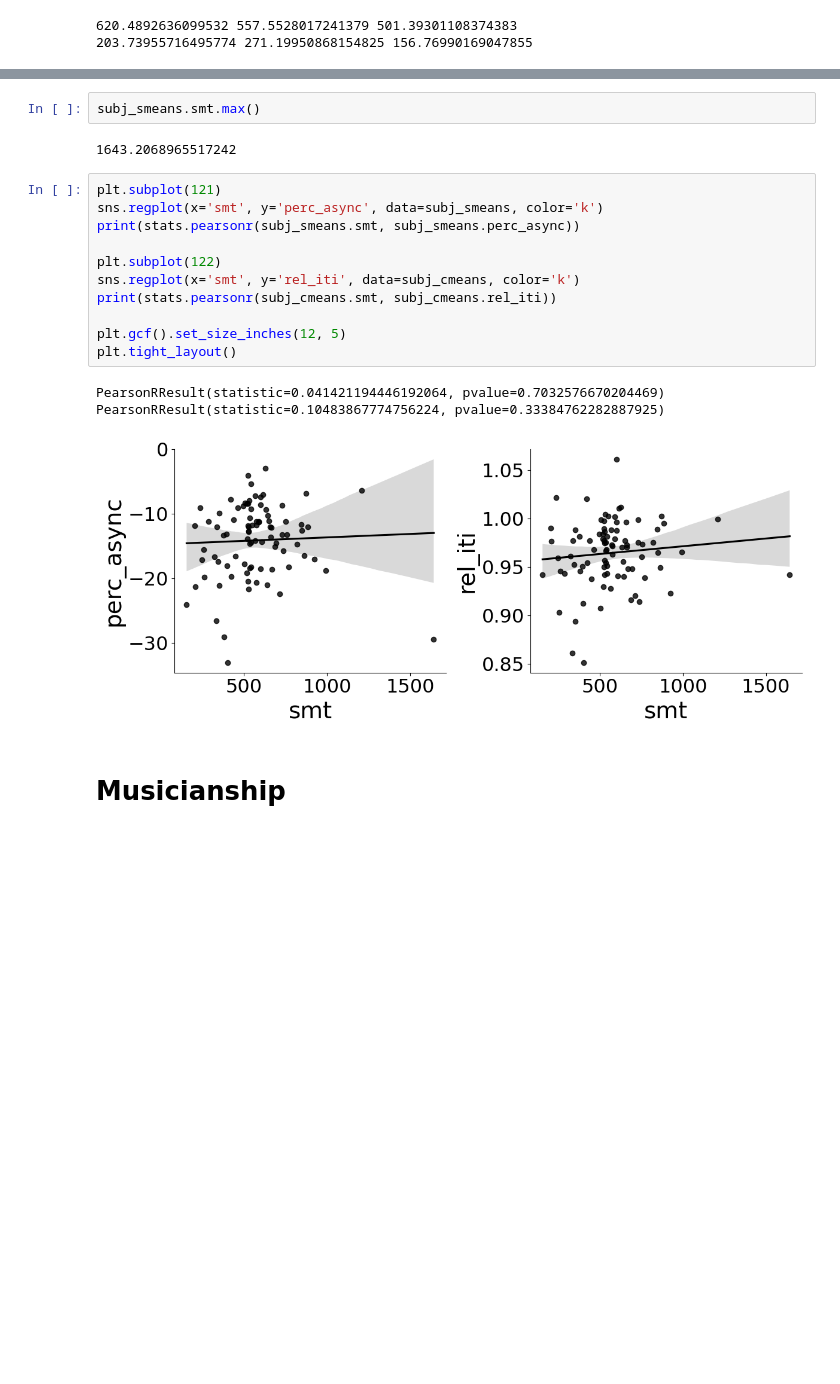
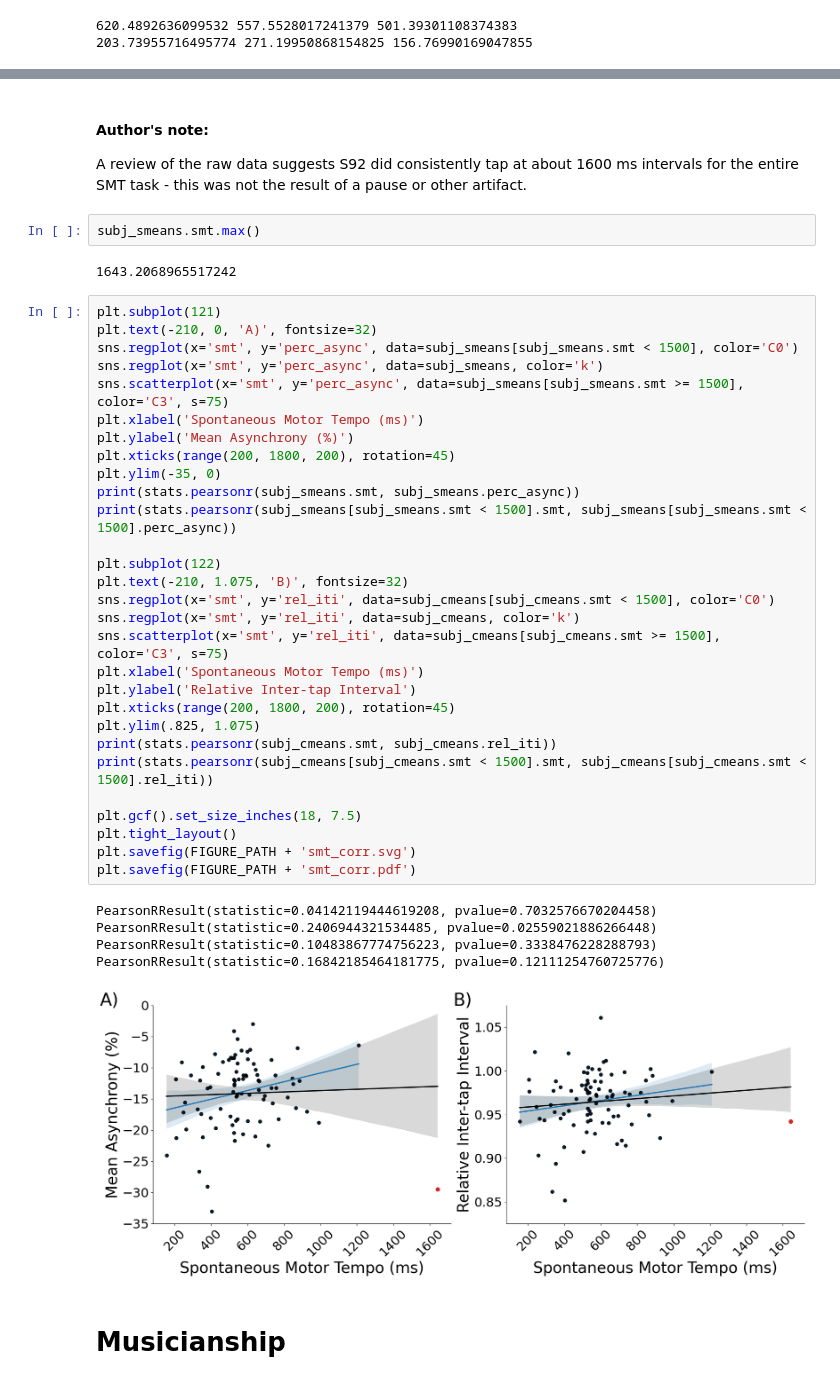
Before and after one commit to jpazdera/IllusoryMotor, a Jupyter notebook: analysis/Combined Analysis.ipynb, the cells around one changed output, grey strips where cells are left out. Cells and saved outputs as stored; diff of their text form; blank space fills up the shorter version.

```diff
--- a/analysis/Combined Analysis.ipynb
+++ b/analysis/Combined Analysis.ipynb
@@ -412,22 +416,45 @@ print(np.std(subj_smeans[subj_smeans.register=='B'].smt), np.std(subj_smeans[sub
+# %% [markdown]
+#### Author's note:
+A review of the raw data suggests S92 did consistently tap at about 1600 ms intervals for the entire SMT task - this was not the result of a pause or other artifact.
 # %%
 subj_smeans.smt.max()
 # %% [output]
 1643.2068965517242
-# %%
-plt.subplot(121)
-sns.regplot(x='smt', y='perc_async', data=subj_smeans, color='k')
-print(stats.pearsonr(subj_smeans.smt, subj_smeans.perc_async))
-
-plt.subplot(122)
-sns.regplot(x='smt', y='rel_iti', data=subj_cmeans, color='k')
-print(stats.pearsonr(subj_cmeans.smt, subj_cmeans.rel_iti))
-
-plt.gcf().set_size_inches(12, 5)
-plt.tight_layout()
-# %% [output]
-PearsonRResult(statistic=0.041421194446192064, pvalue=0.7032576670204469)
-PearsonRResult(statistic=0.10483867774756224, pvalue=0.33384762282887925)
-[figure, removed]
+# %%
+plt.subplot(121)
+plt.text(-210, 0, 'A)', fontsize=32)
+sns.regplot(x='smt', y='perc_async', data=subj_smeans[subj_smeans.smt < 1500], color='C0')
+sns.regplot(x='smt', y='perc_async', data=subj_smeans, color='k')
+sns.scatterplot(x='smt', y='perc_async', data=subj_smeans[subj_smeans.smt >= 1500], color='C3', s=75)
+plt.xlabel('Spontaneous Motor Tempo (ms)')
+plt.ylabel('Mean Asynchrony (%)')
+plt.xticks(range(200, 1800, 200), rotation=45)
+plt.ylim(-35, 0)
+print(stats.pearsonr(subj_smeans.smt, subj_smeans.perc_async))
+print(stats.pearsonr(subj_smeans[subj_smeans.smt < 1500].smt, subj_smeans[subj_smeans.smt < 1500].perc_async))
+
+plt.subplot(122)
+plt.text(-210, 1.075, 'B)', fontsize=32)
+sns.regplot(x='smt', y='rel_iti', data=subj_cmeans[subj_cmeans.smt < 1500], color='C0')
+sns.regplot(x='smt', y='rel_iti', data=subj_cmeans, color='k')
+sns.scatterplot(x='smt', y='rel_iti', data=subj_cmeans[subj_cmeans.smt >= 1500], color='C3', s=75)
+plt.xlabel('Spontaneous Motor Tempo (ms)')
+plt.ylabel('Relative Inter-tap Interval')
+plt.xticks(range(200, 1800, 200), rotation=45)
+plt.ylim(.825, 1.075)
+print(stats.pearsonr(subj_cmeans.smt, subj_cmeans.rel_iti))
+print(stats.pearsonr(subj_cmeans[subj_cmeans.smt < 1500].smt, subj_cmeans[subj_cmeans.smt < 1500].rel_iti))
+
+plt.gcf().set_size_inches(18, 7.5)
+plt.tight_layout()
+plt.savefig(FIGURE_PATH + 'smt_corr.svg')
+plt.savefig(FIGURE_PATH + 'smt_corr.pdf')
+# %% [output]
+PearsonRResult(statistic=0.04142119444619208, pvalue=0.7032576670204458)
+PearsonRResult(statistic=0.2406944321534485, pvalue=0.02559021886266448)
+PearsonRResult(statistic=0.10483867774756223, pvalue=0.3338476228288793)
+PearsonRResult(statistic=0.16842185464181775, pvalue=0.12111254760725776)
+[figure, added]
 # %% [markdown]
 # Musicianship
 # %%
```
Also changed, not shown: parts of 2 cells of this notebook, 2 other files.
